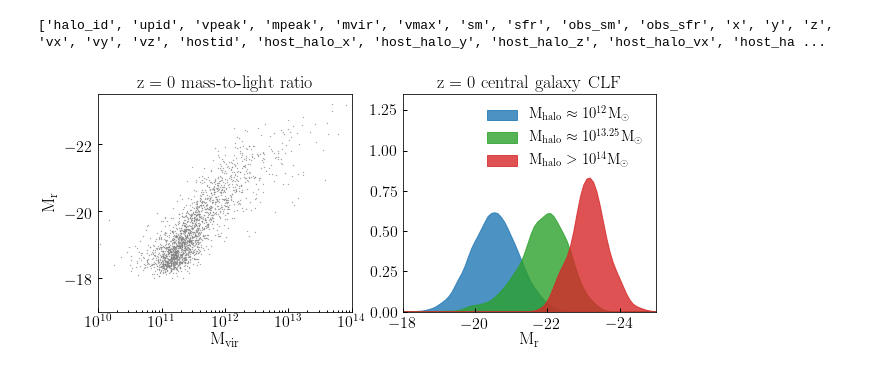
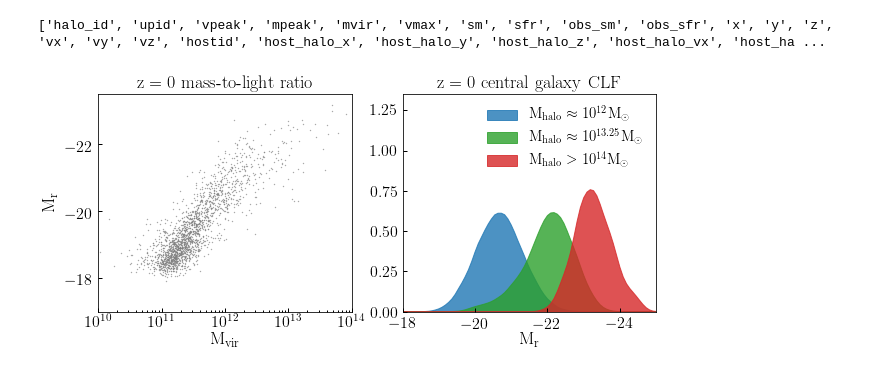
Before and after one commit to LSSTDESC/cosmodc2, a Jupyter notebook: notebooks/recalibrate_mstar_magr_relation.ipynb, the cells around one changed output. Cells and saved outputs as stored; diff of their text form; code cells hidden in the pictures.

```diff
--- a/notebooks/recalibrate_mstar_magr_relation.ipynb
+++ b/notebooks/recalibrate_mstar_magr_relation.ipynb
@@ -321,37 +321,37 @@ cluster_halo_mask = (mock['mvir'] > 10**14.)
 
 from scipy.stats import gaussian_kde
 
-mw_halo_kde = gaussian_kde(mock['mag_r_new'][cenmask & mw_halo_mask])
-group_halo_kde = gaussian_kde(mock['mag_r_new'][cenmask & group_halo_mask])
-cluster_halo_kde = gaussian_kde(mock['mag_r_new'][cenmask & cluster_halo_mask])
+mw_halo_kde = gaussian_kde(mock['mag_r_new2'][cenmask & mw_halo_mask])
+group_halo_kde = gaussian_kde(mock['mag_r_new2'][cenmask & group_halo_mask])
+cluster_halo_kde = gaussian_kde(mock['mag_r_new2'][cenmask & cluster_halo_mask])
 
 magr_array = np.linspace(-25, -16, 100)
 
 mw_halo_pdf = mw_halo_kde.evaluate(magr_array)
 group_halo_pdf = group_halo_kde.evaluate(magr_array)
 cluster_halo_pdf = cluster_halo_kde.evaluate(magr_array)
 
 __=ax2.fill(magr_array, mw_halo_pdf, color=mblue, alpha=0.8,
            label=r'${\rm M_{halo}\approx10^{12}M_{\odot}}$')
 __=ax2.fill(magr_array, group_halo_pdf, color=mgreen, alpha=0.8,
            label=r'${\rm M_{halo}\approx10^{13.25}M_{\odot}}$')
 __=ax2.fill(magr_array, cluster_halo_pdf, color=mred, alpha=0.8,
            label=r'${\rm M_{halo}>10^{14}M_{\odot}}$')
 
 xlim1 = ax1.set_xlim(1e10, 1e14)
 ylim1 = ax1.set_ylim(-17, -23.5)
 xlabel1 = ax1.set_xlabel(r'${\rm M_{vir}}$')
 ylabel1 = ax1.set_ylabel(r'${\rm M_{r}}$')
 
 xlim2 = ax2.set_xlim(-18, -25)
 ylim2 = ax2.set_ylim(0, 1.35)
 xlabel2 = ax2.set_xlabel(r'${\rm M_{r}}$')
 
 title1 = ax1.set_title(r'${\rm z=0\ mass}$-${\rm to}$-${\rm light\ ratio}$')
 title2 = ax2.set_title(r'${\rm z=0\ central\ galaxy\ CLF}$')
 legend2 = ax2.legend()
 
 figname = 'v4_hsc_recalibration_clf_z0.pdf'
 fig.savefig(figname, bbox_extra_artists=[xlabel1, ylabel1], bbox_inches='tight')
 # %% [output]
-[figure, old version]
+[figure, new version]
```
Also changed, not shown: parts of 5 cells of this notebook, 2 other files.
